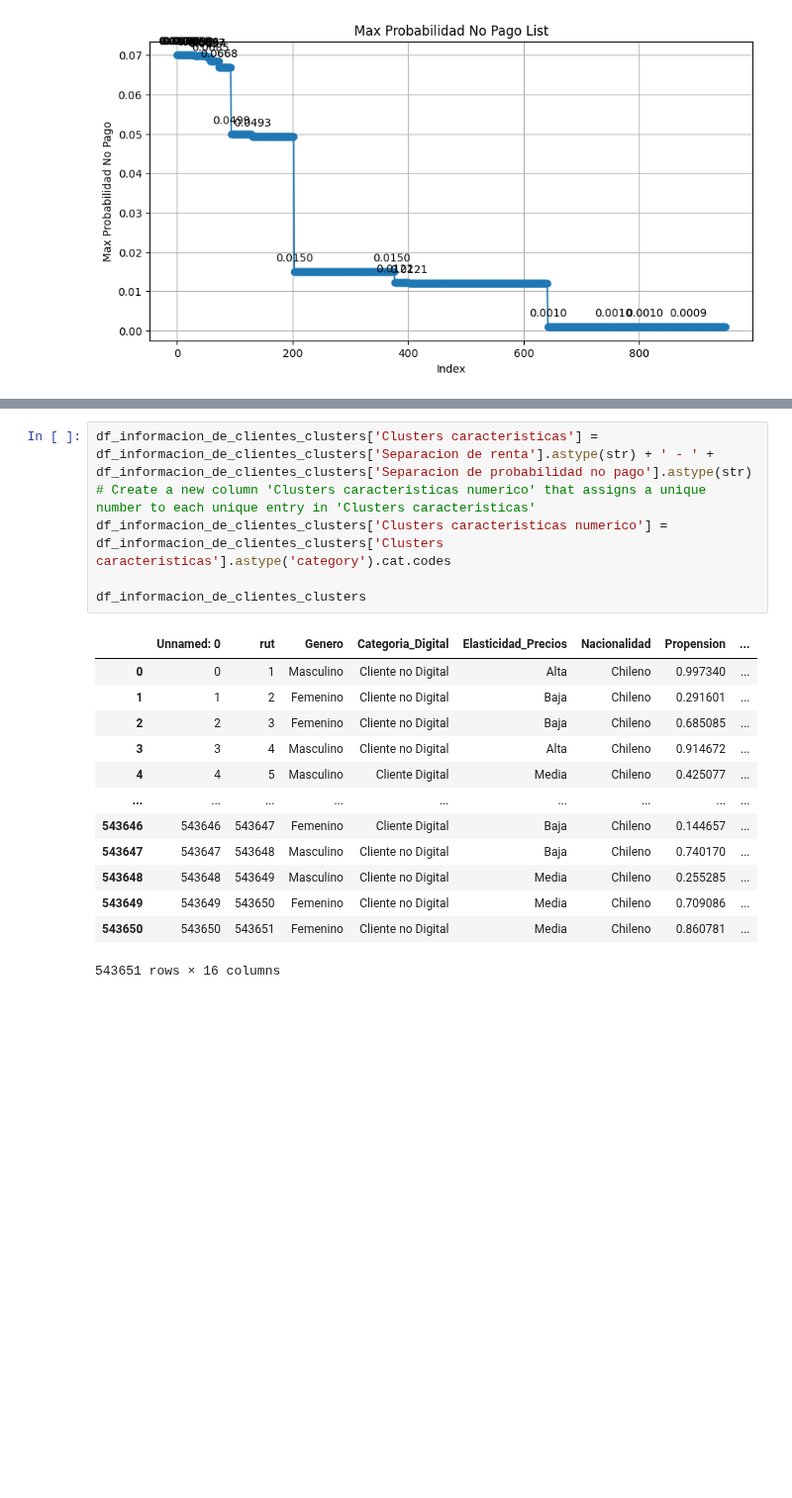
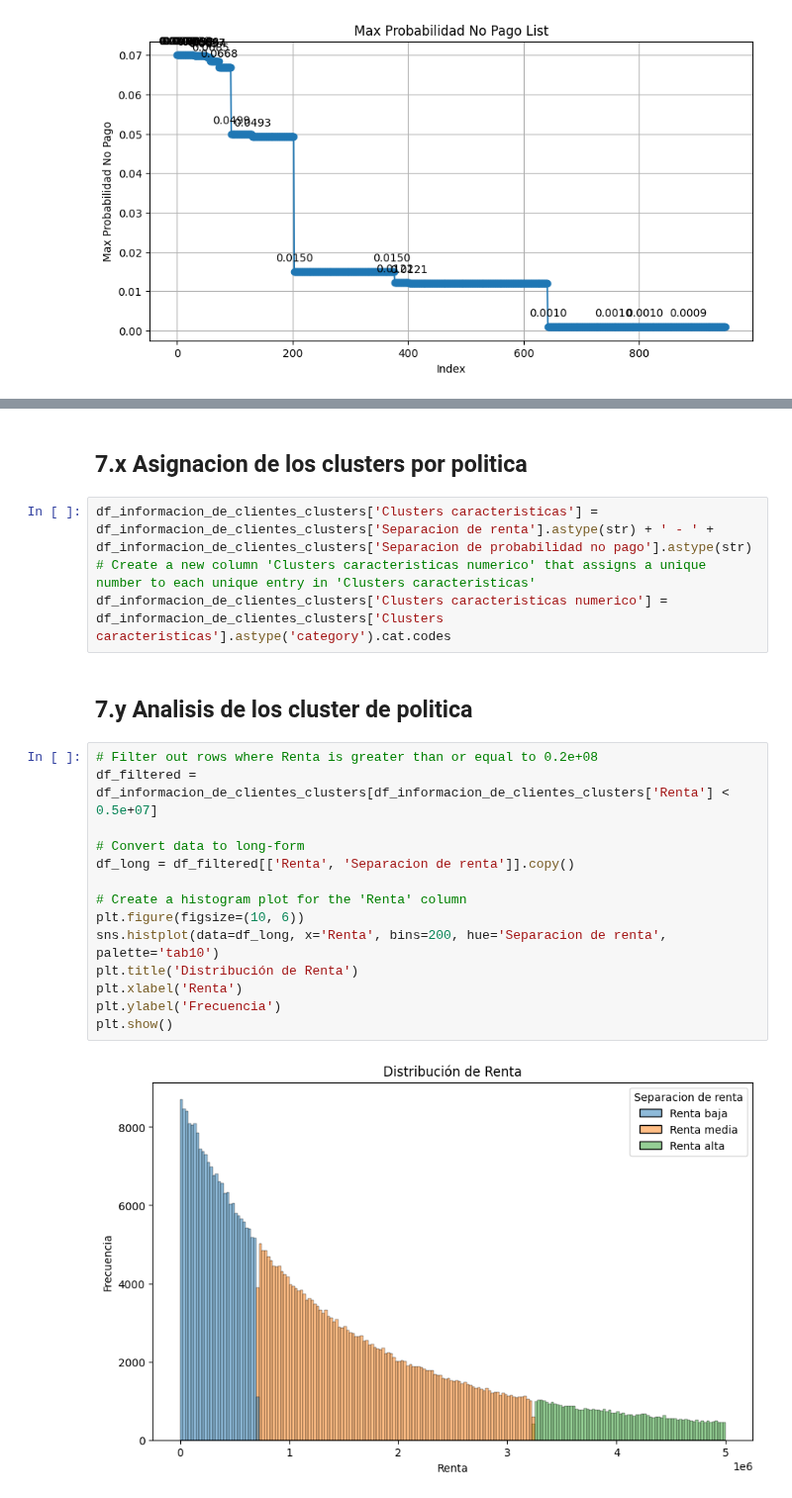
Before and after one commit to JosepVargasf/capstone_g11_2024-2, a Jupyter notebook: Procesamiento de datos/procesamiento.ipynb, the cells around one changed output, grey strips where cells are left out. Shown at 99% size. Cells and saved outputs as stored; diff of their text form; blank space fills up the shorter version.

```diff
--- a/Procesamiento de datos/procesamiento.ipynb
+++ b/Procesamiento de datos/procesamiento.ipynb
@@ -766,22 +728,26 @@ df_informacion_de_clientes_clusters
+# %% [markdown]
+## 7.x Asignacion de los clusters por politica
 # %%
 df_informacion_de_clientes_clusters['Clusters caracteristicas'] = df_informacion_de_clientes_clusters['Separacion de renta'].astype(str) + ' - ' + df_informacion_de_clientes_clusters['Separacion de probabilidad no pago'].astype(str)
 # Create a new column 'Clusters caracteristicas numerico' that assigns a unique number to each unique entry in 'Clusters caracteristicas'
 df_informacion_de_clientes_clusters['Clusters caracteristicas numerico'] = df_informacion_de_clientes_clusters['Clusters caracteristicas'].astype('category').cat.codes
-
-df_informacion_de_clientes_clusters
-# %% [output]
-|  | Unnamed: 0 | rut | Genero | Categoria_Digital | Elasticidad_Precios | Nacionalidad | Propension | ... |
-| 0 | 0 | 1 | Masculino | Cliente no Digital | Alta | Chileno | 0.997340 | ... |
-| 1 | 1 | 2 | Femenino | Cliente no Digital | Baja | Chileno | 0.291601 | ... |
-| 2 | 2 | 3 | Femenino | Cliente no Digital | Baja | Chileno | 0.685085 | ... |
-| 3 | 3 | 4 | Masculino | Cliente no Digital | Alta | Chileno | 0.914672 | ... |
-| 4 | 4 | 5 | Masculino | Cliente Digital | Media | Chileno | 0.425077 | ... |
-| ... | ... | ... | ... | ... | ... | ... | ... | ... |
-| 543646 | 543646 | 543647 | Femenino | Cliente Digital | Baja | Chileno | 0.144657 | ... |
-| 543647 | 543647 | 543648 | Masculino | Cliente no Digital | Baja | Chileno | 0.740170 | ... |
-| 543648 | 543648 | 543649 | Masculino | Cliente no Digital | Media | Chileno | 0.255285 | ... |
-| 543649 | 543649 | 543650 | Femenino | Cliente no Digital | Media | Chileno | 0.709086 | ... |
-| 543650 | 543650 | 543651 | Femenino | Cliente no Digital | Media | Chileno | 0.860781 | ... |
-543651 rows × 16 columns
+# %% [markdown]
+## 7.y Analisis de los cluster de politica
+# %%
+# Filter out rows where Renta is greater than or equal to 0.2e+08
+df_filtered = df_informacion_de_clientes_clusters[df_informacion_de_clientes_clusters['Renta'] < 0.5e+07]
+
+# Convert data to long-form
+df_long = df_filtered[['Renta', 'Separacion de renta']].copy()
+
+# Create a histogram plot for the 'Renta' column
+plt.figure(figsize=(10, 6))
+sns.histplot(data=df_long, x='Renta', bins=200, hue='Separacion de renta', palette='tab10')
+plt.title('Distribución de Renta')
+plt.xlabel('Renta')
+plt.ylabel('Frecuencia')
+plt.show()
+# %% [output]
+[figure, added]
 # %%
 import seaborn as sns
```
Also changed, not shown: parts of 18 cells of this notebook.
